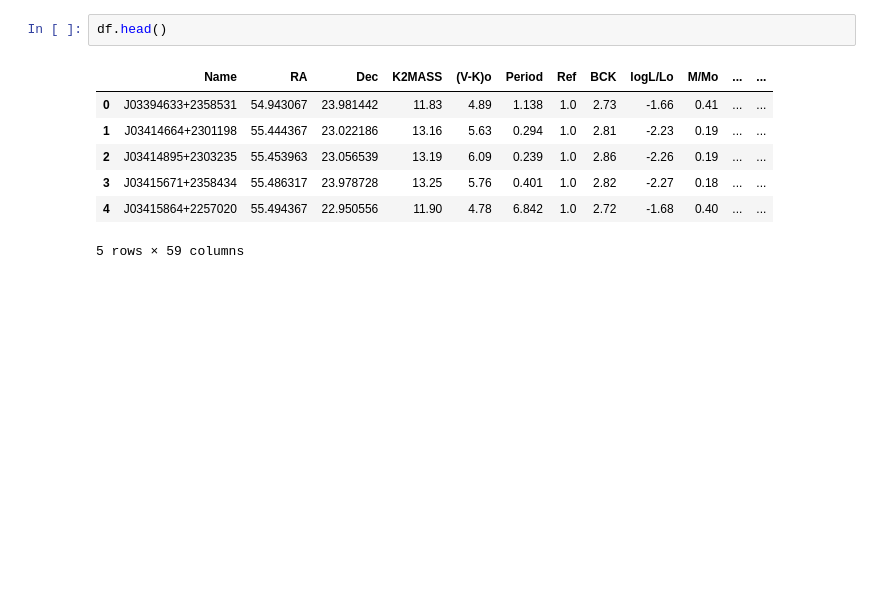
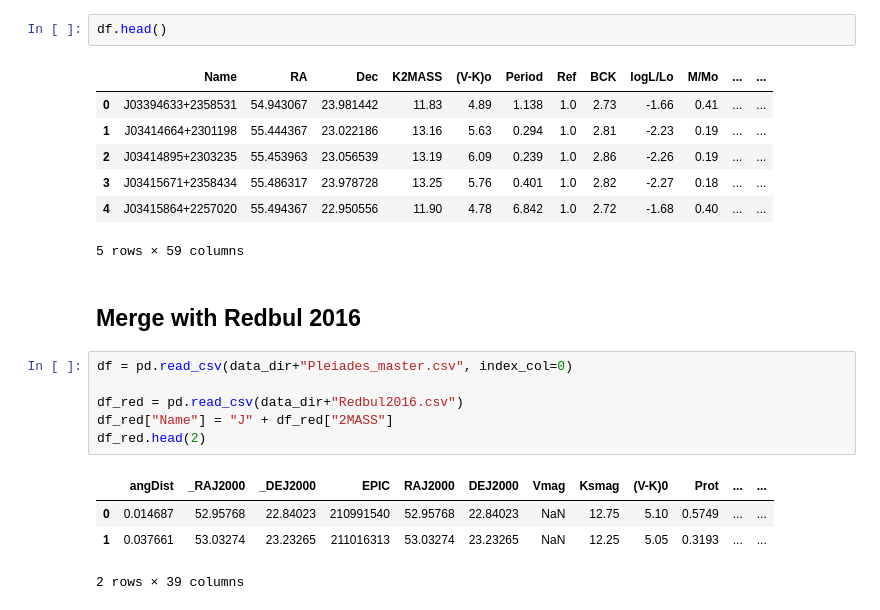
Before and after one commit to kaimibk/NAC, a Jupyter notebook: Final_notebooks/Data_Preparation.ipynb, the cells around one changed output. Drawn from its saved outputs; the diff is of its cells as text; blank space fills up the shorter version.

Commit message:
merged data with Redbul 2016 and screened the period measurements

```diff
--- a/Final_notebooks/Data_Preparation.ipynb
+++ b/Final_notebooks/Data_Preparation.ipynb
@@ -354,3 +354,16 @@ df.head()
 | 3 | J03415671+2358434 | 55.486317 | 23.978728 | 13.25 | 5.76 | 0.401 | 1.0 | 2.82 | -2.27 | 0.18 | ... | ... |
 | 4 | J03415864+2257020 | 55.494367 | 22.950556 | 11.90 | 4.78 | 6.842 | 1.0 | 2.72 | -1.68 | 0.40 | ... | ... |
 5 rows × 59 columns
+# %% [markdown]
+## Merge with Redbul 2016
+# %%
+df = pd.read_csv(data_dir+"Pleiades_master.csv", index_col=0)
+
+df_red = pd.read_csv(data_dir+"Redbul2016.csv")
+df_red["Name"] = "J" + df_red["2MASS"]
+df_red.head(2)
+# %% [output]
+|  | angDist | _RAJ2000 | _DEJ2000 | EPIC | RAJ2000 | DEJ2000 | Vmag | Ksmag | (V-K)0 | Prot | ... | ... |
+| 0 | 0.014687 | 52.95768 | 22.84023 | 210991540 | 52.95768 | 22.84023 | NaN | 12.75 | 5.10 | 0.5749 | ... | ... |
+| 1 | 0.037661 | 53.03274 | 23.23265 | 211016313 | 53.03274 | 23.23265 | NaN | 12.25 | 5.05 | 0.3193 | ... | ... |
+2 rows × 39 columns
```
Also changed, not shown: parts of 4 cells of this notebook.
